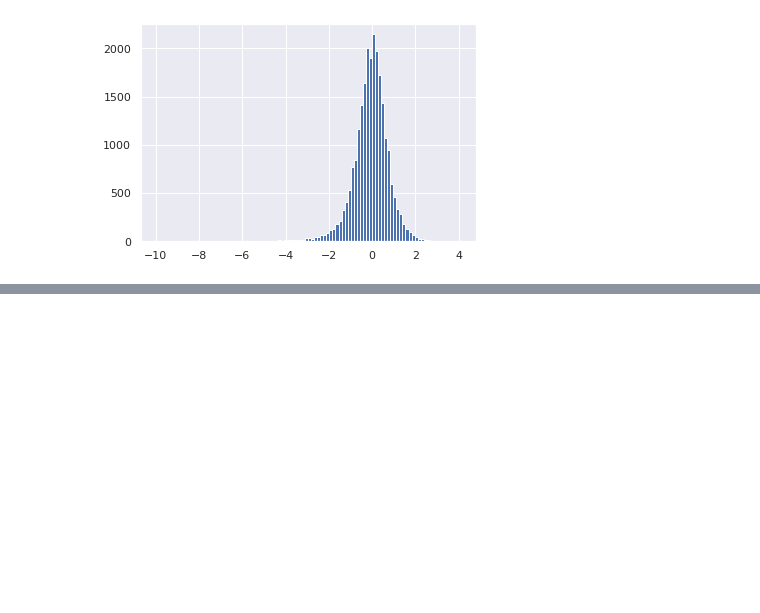
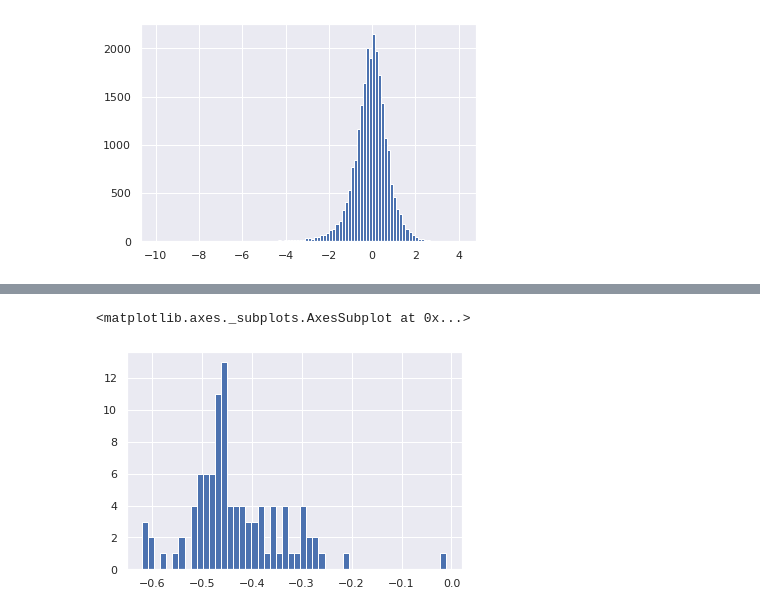
Before and after one commit to Vinicius-CSantos/imersaoAluraDados-, a Jupyter notebook: Imersão3_Aula.ipynb, the cells around one changed output, grey strips where cells are left out. Cells and saved outputs as stored; diff of their text form; code cells hidden in the pictures; blank space fills up the shorter version.

```diff
--- a/Imersão3_Aula.ipynb
+++ b/Imersão3_Aula.ipynb
@@ -323,0 +375,5 @@ dados['g19'].hist(bins = 100)
+# %%
+dados.loc[:,'c0':'c99'].describe().T['mean'].hist(bins=50)
+# %% [output]
+<matplotlib.axes._subplots.AxesSubplot at 0x...>
+[figure, added]
```
Also changed, not shown: parts of 24 cells of this notebook.
